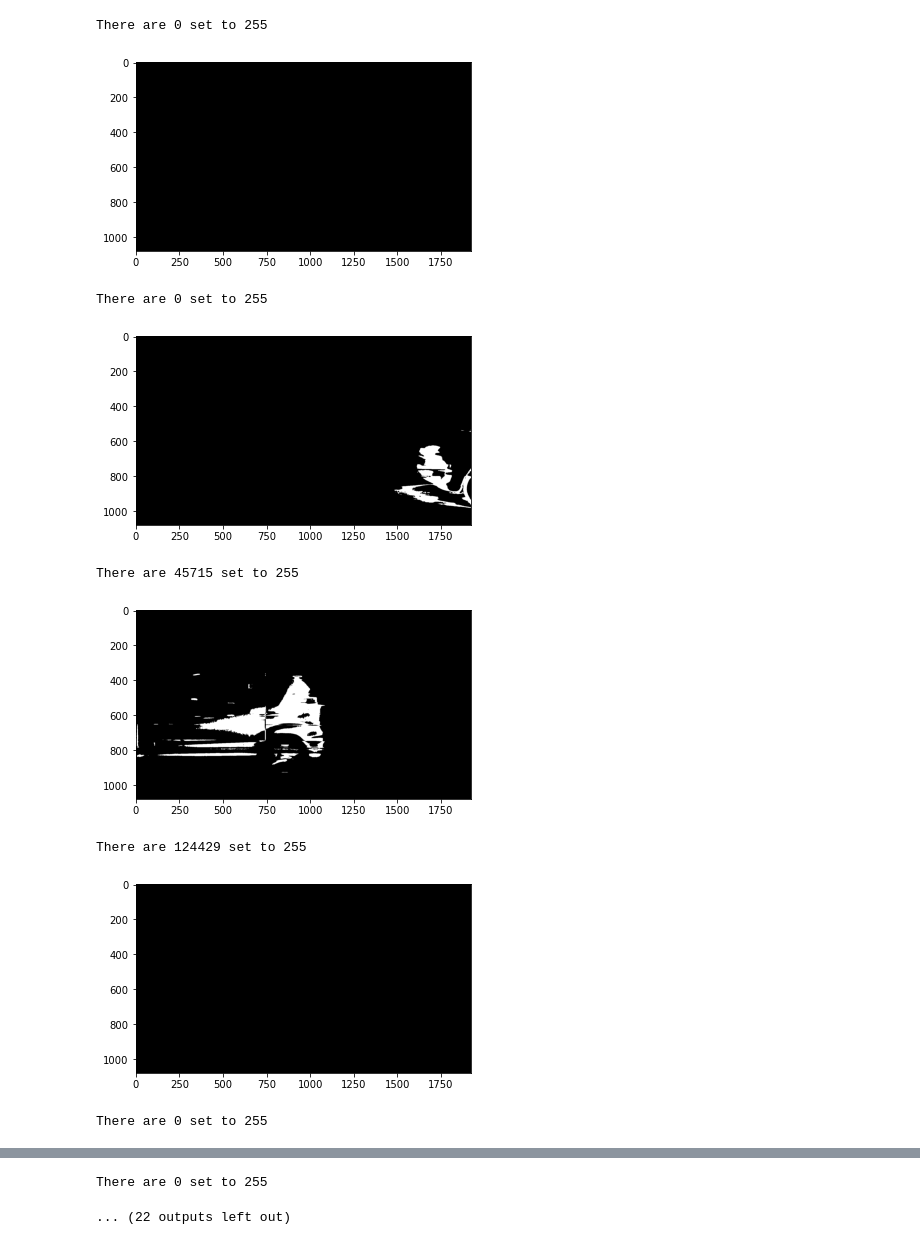
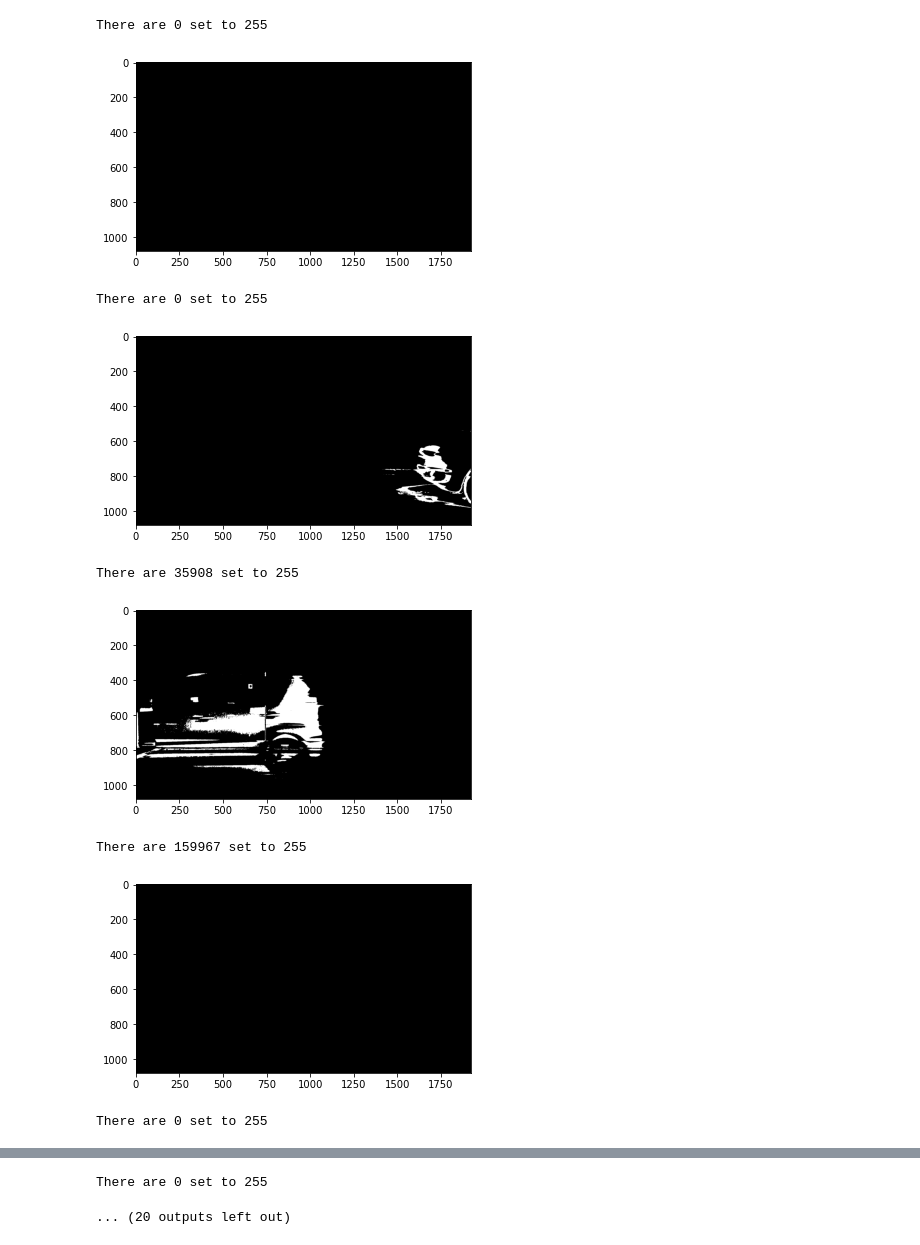
Before and after one commit to k9p5/computer-vision-vehicle-classification, a Jupyter notebook: notebooks/vehicle_type_classification_rule_based.ipynb, the cells around one changed output, grey strips where cells are left out. Cells and saved outputs as stored; diff of their text form; code cells hidden in the pictures.

```diff
--- a/notebooks/vehicle_type_classification_rule_based.ipynb
+++ b/notebooks/vehicle_type_classification_rule_based.ipynb
@@ -4,71 +4,64 @@ import matplotlib.pyplot as plt
 import numpy as np
 from scipy.signal import find_peaks
 
+bg_car_threshold = 55
+
 cap = cv2.VideoCapture('../datasets/daihatsu_side.MOV') # capture
-count = 0
-index = 0
-bg = None
 
-x = []
-y = []
+
+count = 0 # frames passed
+index = 0 # iteration
+bg = None # Background for substraction
+
+x = [] # frames
+y = [] # save results for every iteration
 
 while cap.isOpened():
     ret, frame = cap.read()
 
     if ret:
         count += 30 # i.e. at 30 fps, this advances one second
 
         img = cv2.cvtColor(frame, cv2.COLOR_BGR2GRAY) # convert to gray
+        img = cv2.cv2.equalizeHist(img) # Equalize Histogram
+
         if bg is None:
             bg = img # start of the video set background
 
-        (T, thresh) = cv2.threshold(bg + 50 - img, 190, 255, cv2.THRESH_BINARY)
+        # difference between background and frame
+        img_diff = bg + bg_car_threshold - img
+
+        (T, thresh) = cv2.threshold(img_diff, 180, 255, cv2.THRESH_BINARY)
         # display image
         plt.imshow(thresh, cmap='gray')
         plt.show()
         # count non zero pixels
         nonzero = np.count_nonzero(thresh)
         print(f'There are {nonzero} set to 255')
+
+        if nonzero == 0:
+            bg = img
 
         # save values for plotting
         x.append(count)
         y.append(nonzero)
 
         cap.set(1, count) # advance by 30 fps
         index += 1 # add to index
     else:
         cap.release()
         break
-
-peaks, _ = find_peaks(y)
-
-
-plt.plot(x, y)
-plt.ylabel('Non Zero Pixel Count')
-plt.ylabel('Frames')
-plt.show()
-
-print('Summary:')
-print(f'{len(peaks)} vehicles have passed through the screen')
-for index, peak in enumerate(peaks):
-    value = y[peak]
-    if value > 110e3 and value <= 150e3:
-        print(f'The {index + 1} vehicle must have been a small car')
-    if value > 150e3 and value <= 190e3:
-        print(f'The {index + 1} vehicle must have been a car')
-    if value > 190e3:
-        print(f'The {index + 1} vehicle must have been a van')
 # %% [output]
 [figure]
 There are 0 set to 255
 [figure]
 There are 0 set to 255
-[figure, old version]
+[figure, new version]
-There are 45715 set to 255
+There are 35908 set to 255
-[figure, old version]
+[figure, new version]
-There are 124429 set to 255
+There are 159967 set to 255
 [figure]
 There are 0 set to 255
 [figure]
 There are 0 set to 255
-... (22 outputs left out)
+... (20 outputs left out)
```
Also changed, not shown: parts of 4 cells of this notebook, 15 other files.
